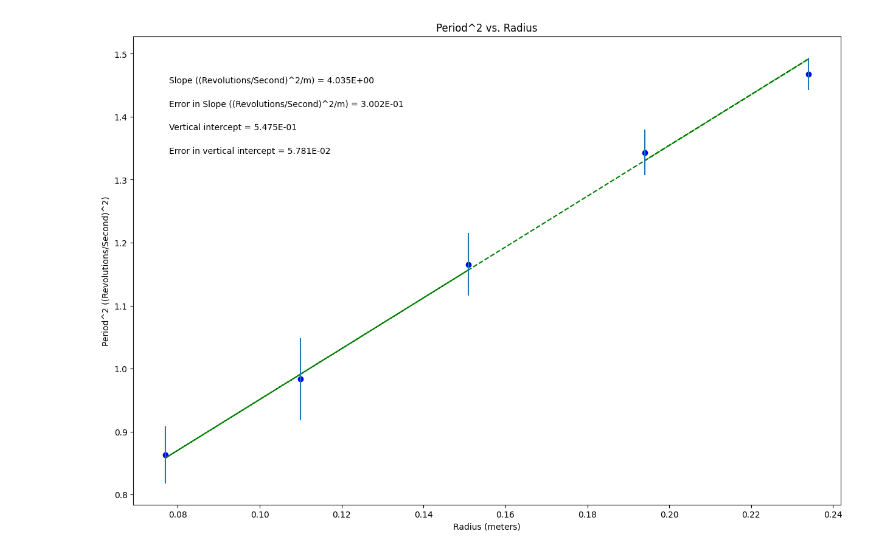
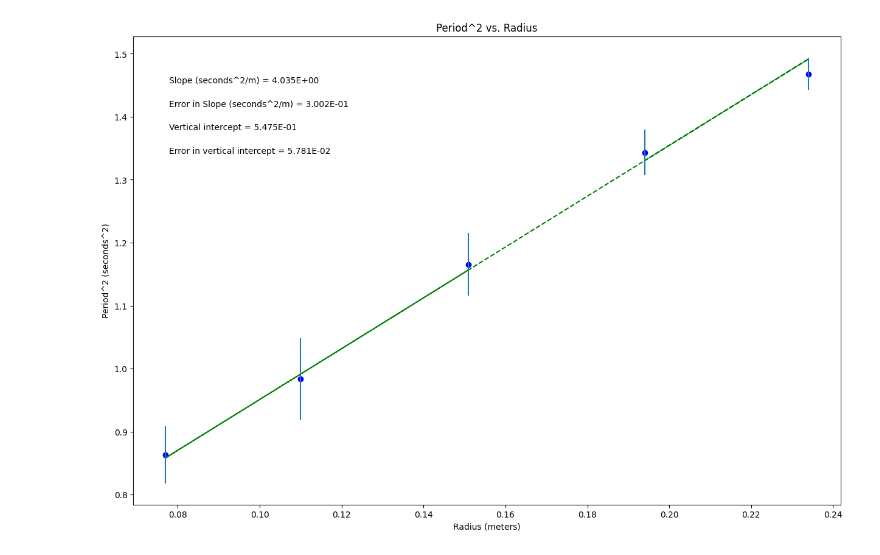
Before and after one commit to anya-craig/PhysicsLab, a Jupyter notebook: PHSXlab_uniform_circular_motion.ipynb, the cells around one changed output. Drawn from its saved outputs; the diff is of its cells as text; code cells hidden in the pictures.

```diff
--- a/PHSXlab_uniform_circular_motion.ipynb
+++ b/PHSXlab_uniform_circular_motion.ipynb
@@ -39,8 +39,8 @@ dy = err_yvariable_uncertaintyperiodsquared        #this should be your error in
 
 plot_title= 'Period^2 vs. Radius'
 x_label= 'Radius (meters)'
-y_label= 'Period^2 ((Revolutions/Second)^2)'
-slope_units= '(Revolutions/Second)^2/m'
+y_label= 'Period^2 (seconds^2)'
+slope_units= 'seconds^2/m'
 
 #UPDATE ANNOTATION PLACEMENT SO IT'S OUT OF WAY OF PLOTTED DATA AND BEST FIT LINE
 #integer from 1 to 4, top R corner is 1 (counter-clockwise from there)
@@ -92,31 +92,31 @@ elif annotation_placement==3 or annotation_placement==4:
 #Don't need to change anything in this section!
 
 #Plot data on graph. Plot error bars and place values for slope,
 #error in slope, and vertical intercept (plus error) on the plot using "annotate"
 
 plt.figure(figsize=(15,10))
 
 plt.plot(x, fit, color='green', linestyle='--')
 plt.scatter(x, y, color='blue', marker='o')
 
 plt.xlabel(x_label)
 plt.ylabel(y_label)
 plt.title(plot_title)
 
 plt.errorbar(x, y, yerr=dy, xerr=None, fmt="none") #don't need to plot x error bars
 
 plt.annotate('Slope ({}) = {value:.{digits}E}'.format(slope_units,value=m, digits=3),
              (xpos, ypos[0]), xycoords='axes fraction')
 
 plt.annotate('Error in Slope ({}) = {value:.{digits}E}'.format(slope_units,value=dm, digits=3),
              (xpos, ypos[1]), xycoords='axes fraction')
 
 plt.annotate('Vertical intercept = {value:.{digits}E}'.format(value=b, digits=3),
              (xpos, ypos[2]), xycoords='axes fraction')
 
 plt.annotate('Error in vertical intercept = {value:.{digits}E}'.format(value=db, digits=3),
              (xpos, ypos[3]), xycoords='axes fraction')
 
 plt.show()
 # %% [output]
-[figure, old version]
+[figure, new version]
```
